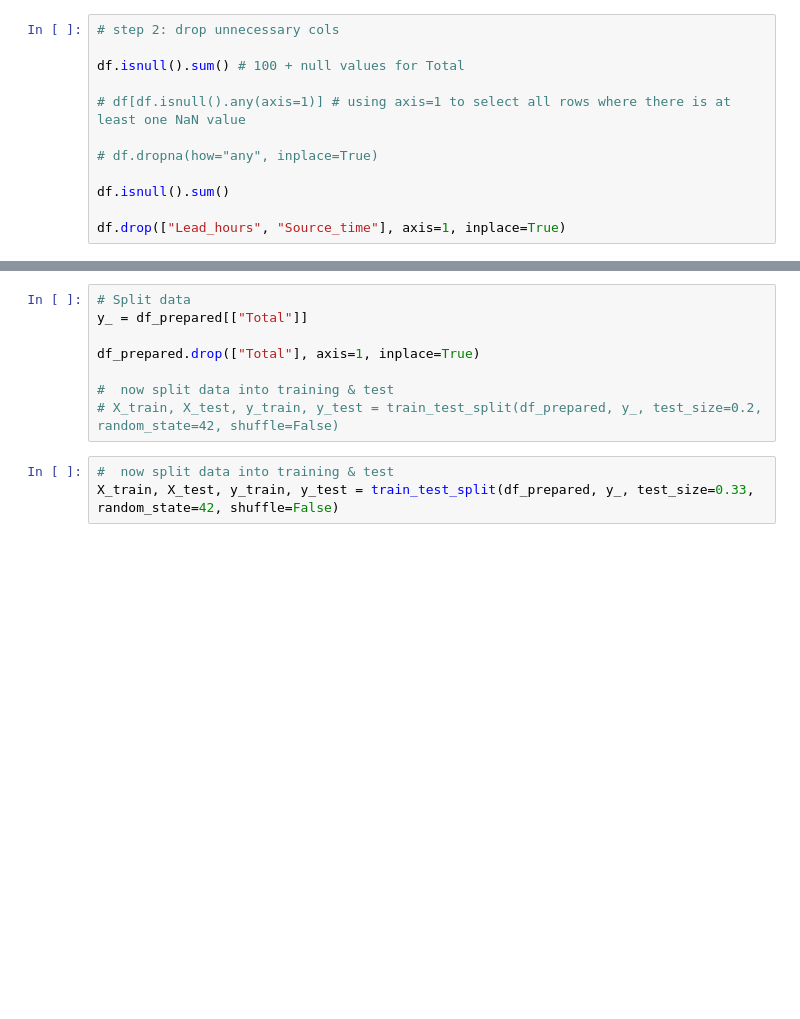
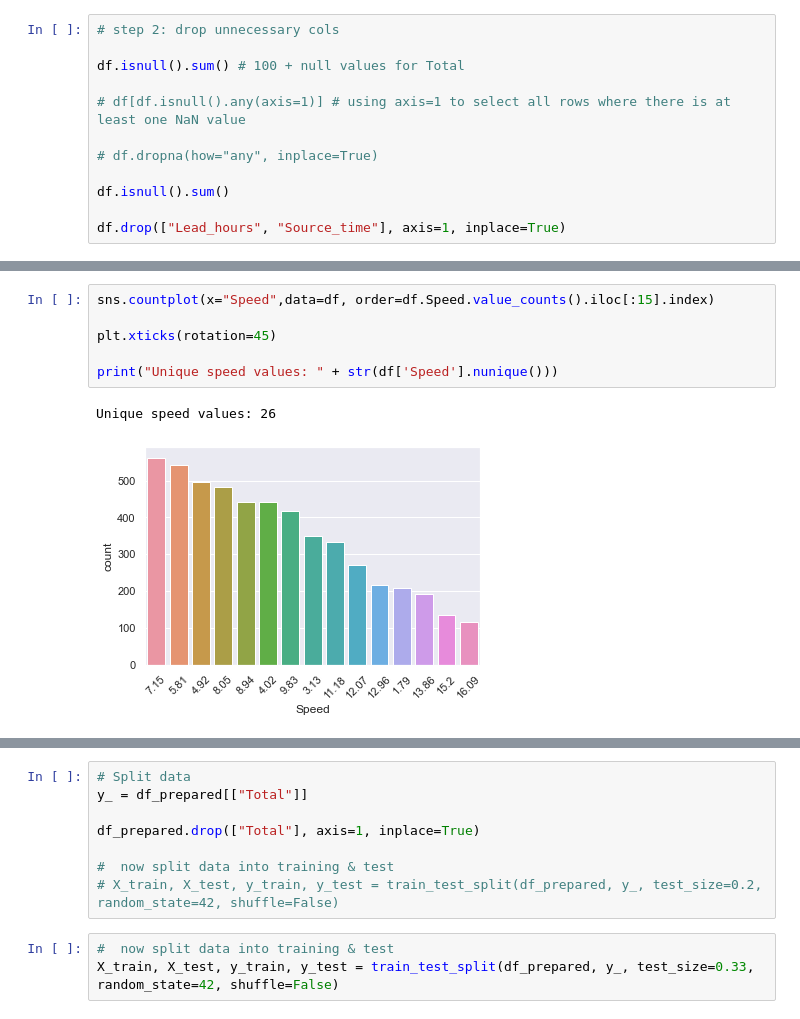
Before and after one commit to lrnz-asnprs/wind_prediction, a Jupyter notebook: polynomial_pipeline.ipynb, the cells around one changed output, grey strips where cells are left out. Saved outputs shown, nothing was run; the diff lists cells and outputs as text; blank space fills up the shorter version.

```diff
--- a/polynomial_pipeline.ipynb
+++ b/polynomial_pipeline.ipynb
@@ -58,3 +93,12 @@ df.drop(["Lead_hours", "Source_time"], axis=1, inplace=True)
+# %%
+sns.countplot(x="Speed",data=df, order=df.Speed.value_counts().iloc[:15].index)
+
+plt.xticks(rotation=45)
+
+print("Unique speed values: " + str(df['Speed'].nunique()))
+# %% [output]
+Unique speed values: 26
+[figure, added]
 # %%
 # Use preprocessing steps from SciKit for instance
 from sklearn.impute import SimpleImputer
```
Also changed, not shown: parts of 9 cells of this notebook.
